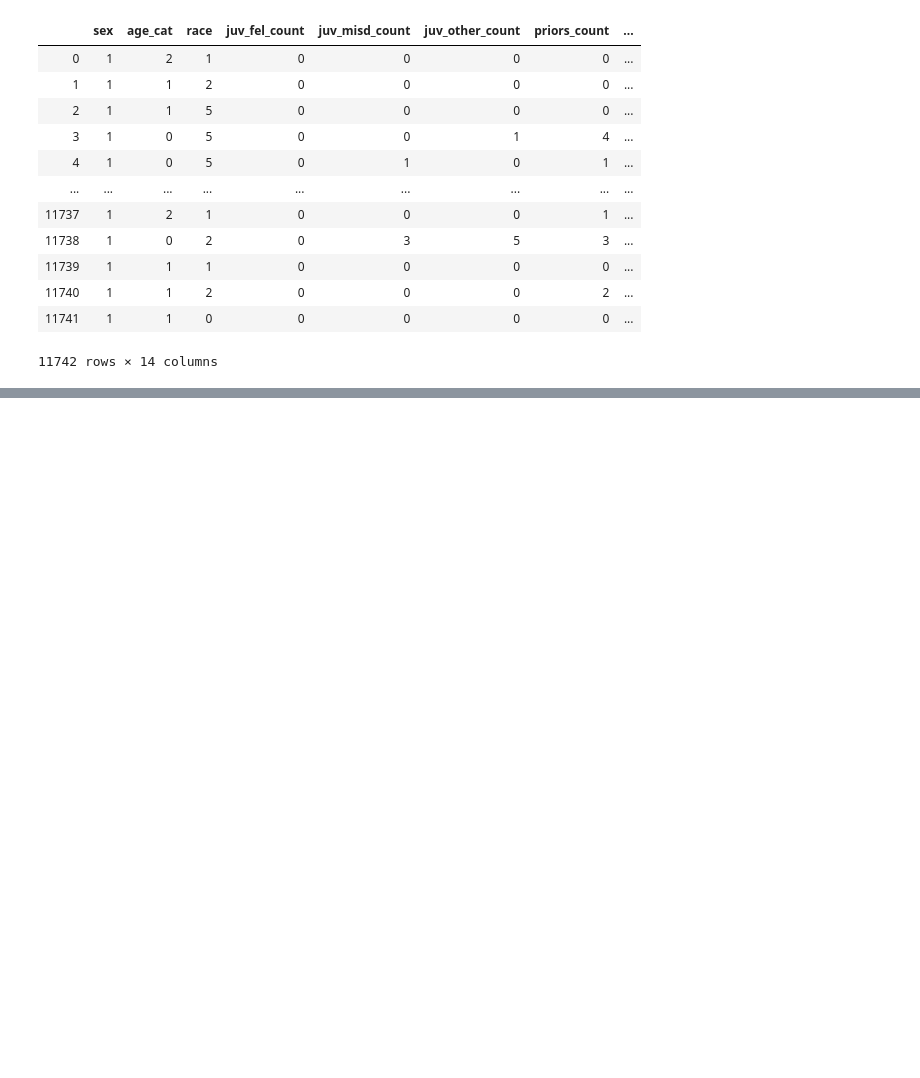
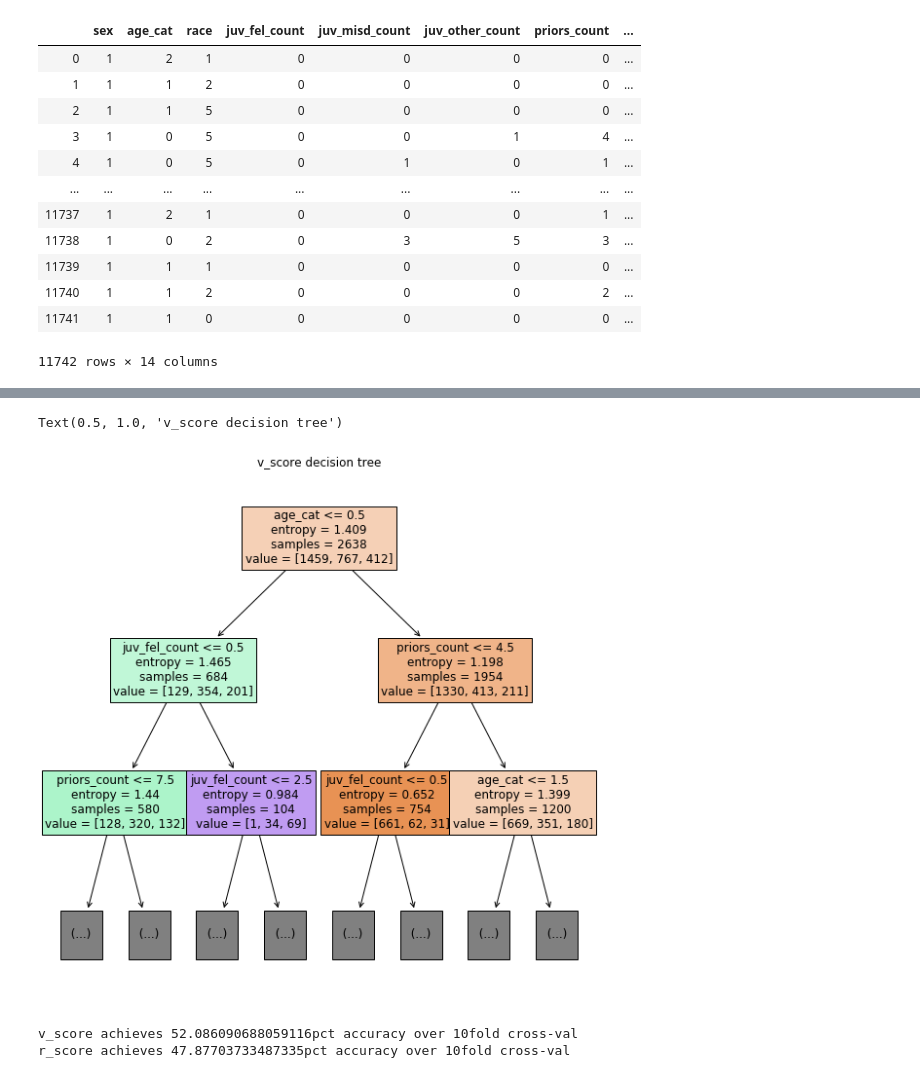
Before and after one commit to emtseng/sp20-info6010, a Jupyter notebook: s5.ipynb, the cells around one changed output, grey strips where cells are left out. Cells and saved outputs as stored; diff of their text form; code cells hidden in the pictures; blank space fills up the shorter version.

```diff
--- a/s5.ipynb
+++ b/s5.ipynb
@@ -223,0 +511,22 @@ df
+# %%
+plt.figure(figsize=(10,10))
+tree.plot_tree(v_score_clf, max_depth=2, fontsize='larger', filled=True, feature_names=df.columns)
+plt.title('v_score decision tree')
+# %% [output]
+Text(0.5, 1.0, 'v_score decision tree')
+[figure, added]
+# %%
+# v_score
+v_score_clf = tree.DecisionTreeClassifier(criterion='entropy')
+accs = cross_val_score(v_score_clf, X_clean, y=clean_df['v_score'], cv=10)
+mean_acc = sum(accs) / len(accs)
+print('v_score achieves {}pct accuracy over 10fold cross-val'.format(mean_acc*100))
+
+# r_score
+r_score_clf = tree.DecisionTreeClassifier(criterion='entropy')
+accs = cross_val_score(r_score_clf, X_clean, y=clean_df['r_score'], cv=10)
+mean_acc = sum(accs) / len(accs)
+print('r_score achieves {}pct accuracy over 10fold cross-val'.format(mean_acc*100))
+# %% [output]
+v_score achieves 52.086090688059116pct accuracy over 10fold cross-val
+r_score achieves 47.87703733487335pct accuracy over 10fold cross-val
```
Also changed, not shown: parts of 34 cells of this notebook.
